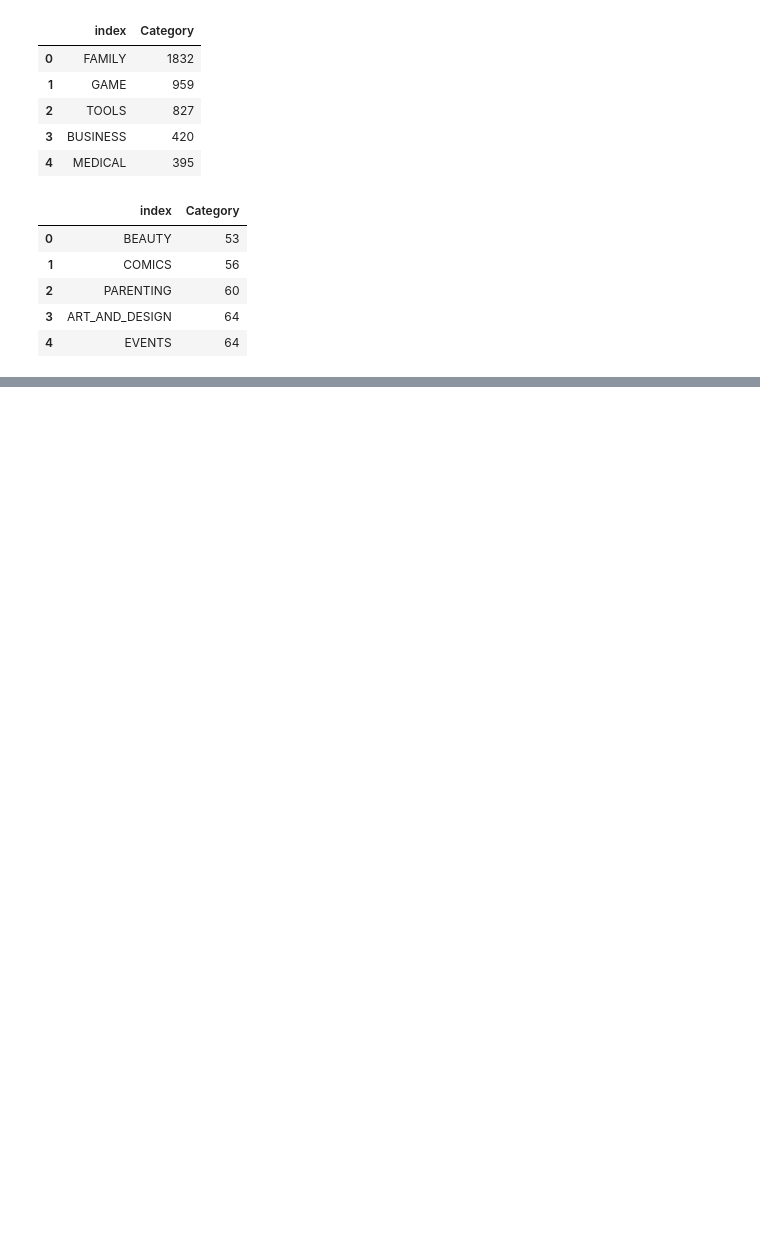
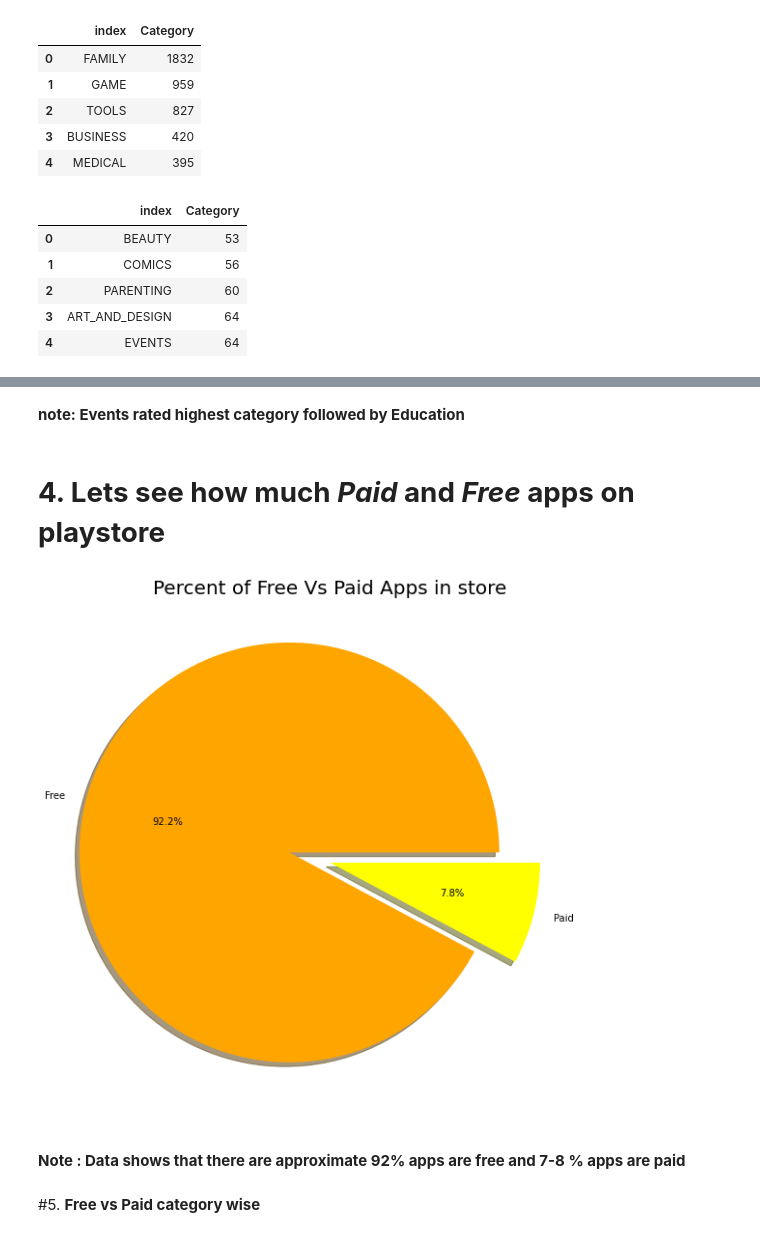
Before and after one commit to sarodeshreyash/Play-Store-App-Review-Analysis, a Jupyter notebook: Play_Store_App_Review_Analysis_Capstone_Project.ipynb, the cells around one changed output, grey strips where cells are left out. Drawn from its saved outputs; the diff is of its cells as text; code cells hidden in the pictures; blank space fills up the shorter version.

```diff
--- a/Play_Store_App_Review_Analysis_Capstone_Project.ipynb
+++ b/Play_Store_App_Review_Analysis_Capstone_Project.ipynb
@@ -381,0 +440,20 @@ bottom_five_category
+# %% [markdown]
+**note: Events rated highest category followed by Education**
+# %% [markdown]
+# **4. Lets see how much *Paid* and *Free* apps on playstore**
+# %%
+# Visualisation of free and paid apps on playstore
+plt.figure(figsize=(10,10))
+labels = df1['Type'].value_counts(sort = True).index
+sizes = df1['Type'].value_counts(sort = True)
+colors = ["orange","yellow"]
+explode = (0.2,0)
+plt.pie(sizes, explode=explode, labels=labels, colors=colors, autopct='%1.1f%%', shadow=True, startangle=0)
+plt.title('Percent of Free Vs Paid Apps in store',size = 20)
+plt.show()
+# %% [output]
+[figure, added]
+# %% [markdown]
+**Note : Data shows that there are approximate 92% apps are free and 7-8 % apps are paid**
+# %% [markdown]
+#5. **Free vs Paid category wise**
```
Also changed, not shown: parts of 55 cells of this notebook.
